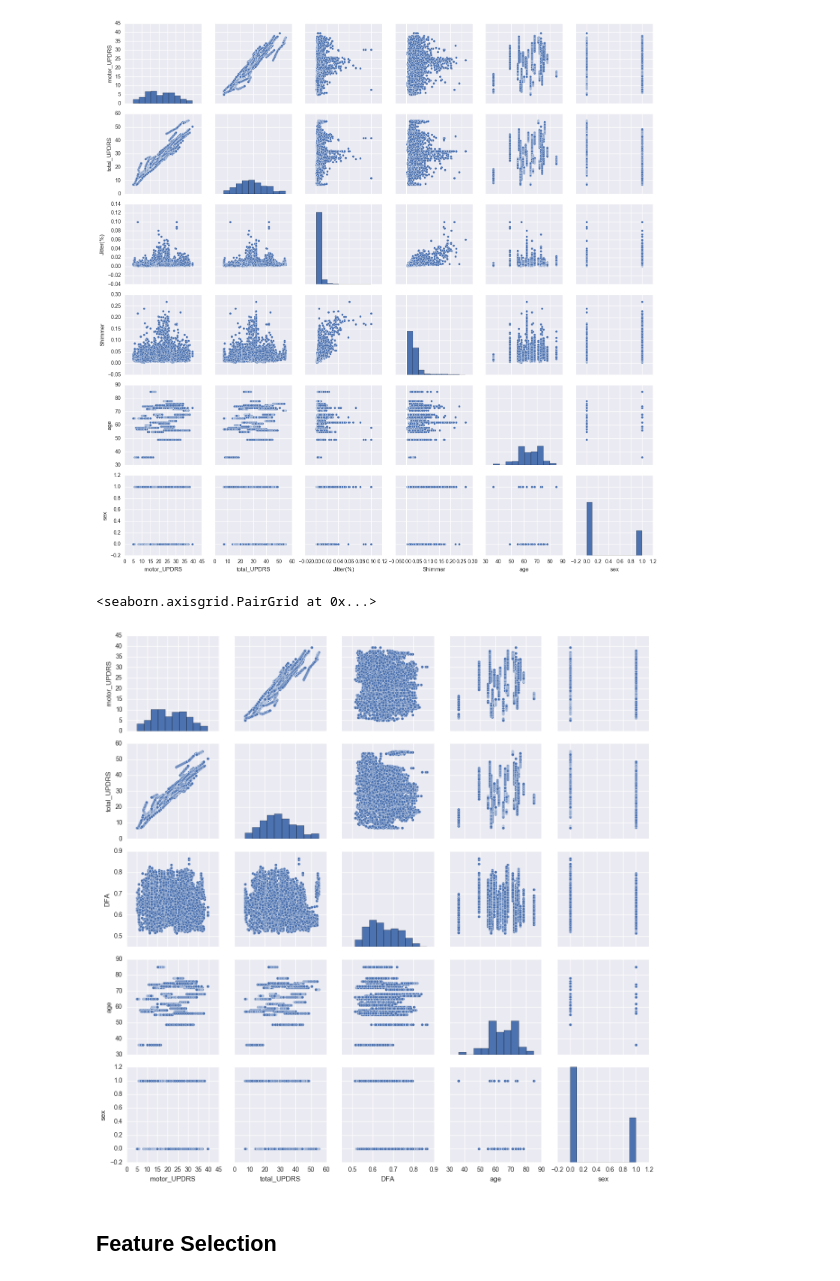
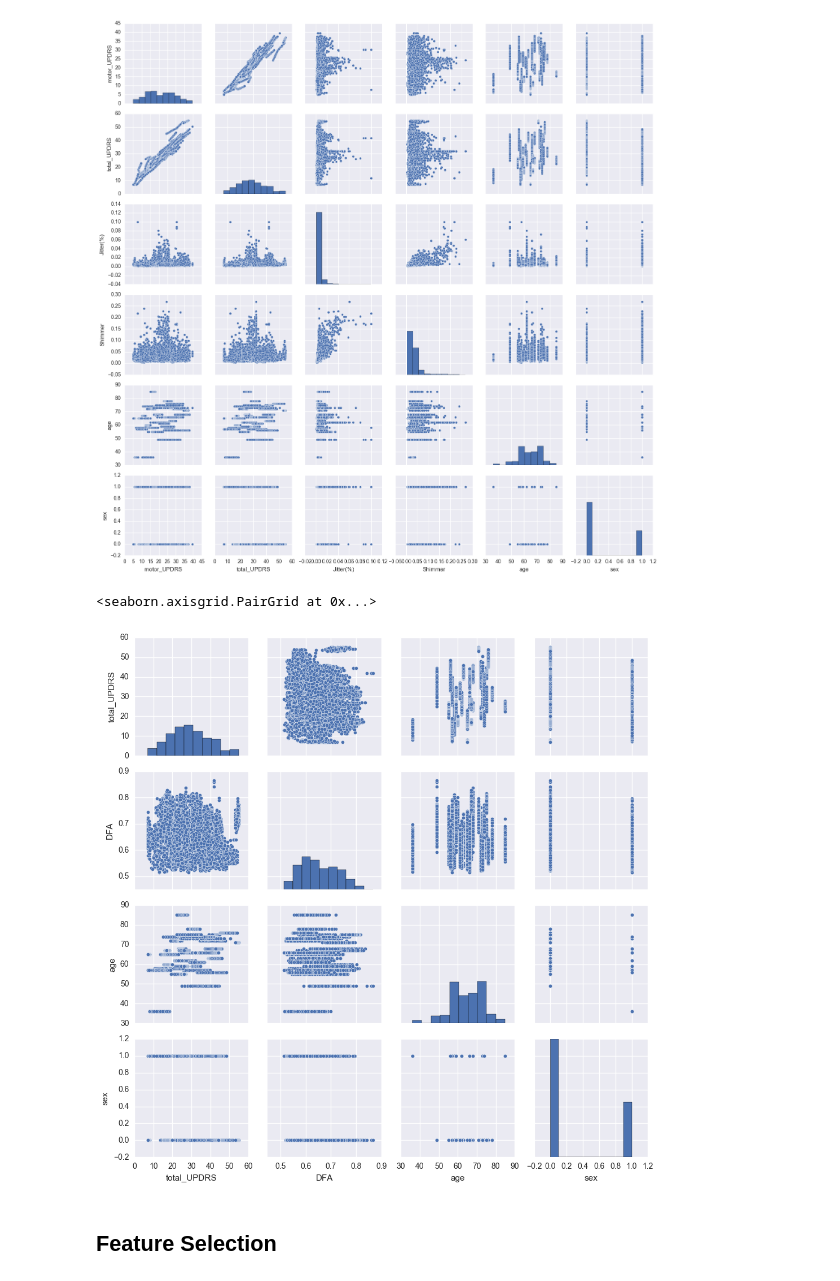
Before and after one commit to koelyl/Predict-Parkinsons, a Jupyter notebook: Parkinsons Prediction.ipynb, the cells around one changed output. Saved outputs shown, nothing was run; the diff lists cells and outputs as text; code cells hidden in the pictures.

```diff
--- a/Parkinsons Prediction.ipynb
+++ b/Parkinsons Prediction.ipynb
@@ -84,7 +84,7 @@ df.describe()
 # %% [markdown]
 Test time is time since recruitment into the trial, so we'll remove all observations with negative test times:
 # %%
- df = df[df.test_time > 0]
+ df = df[df.test_time >= 0]
 # %% [markdown]
 Let's look again, now that those erroneous observations are removed:
 # %%
@@ -150,9 +156,9 @@ sns.pairplot(df, vars=["motor_UPDRS", "total_UPDRS", "Jitter(%)", "Shimmer", "ag
 <seaborn.axisgrid.PairGrid at 0x...>
 [figure]
 # %%
-sns.pairplot(df, vars=["motor_UPDRS", "total_UPDRS", "DFA", "age", "sex"])
+sns.pairplot(df, vars=["total_UPDRS", "DFA", "age", "sex"])
 # %% [output]
 <seaborn.axisgrid.PairGrid at 0x...>
-[figure, old version]
+[figure, new version]
 # %% [markdown]
 ## Feature Selection
```
Also changed, not shown: parts of 10 cells of this notebook.
